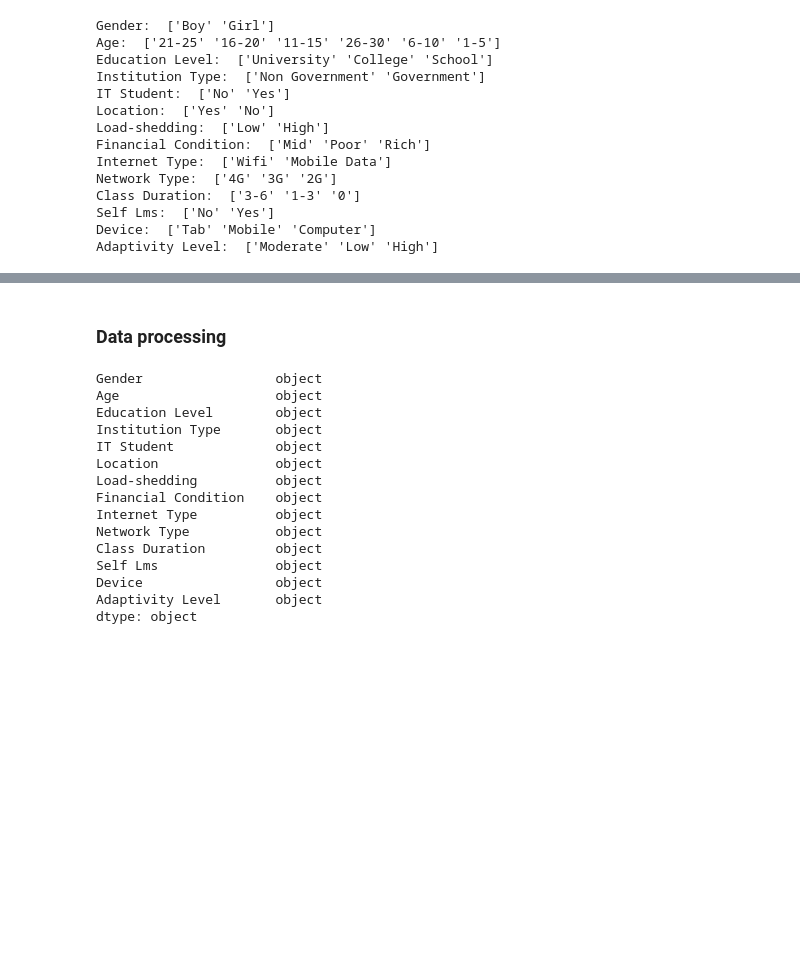
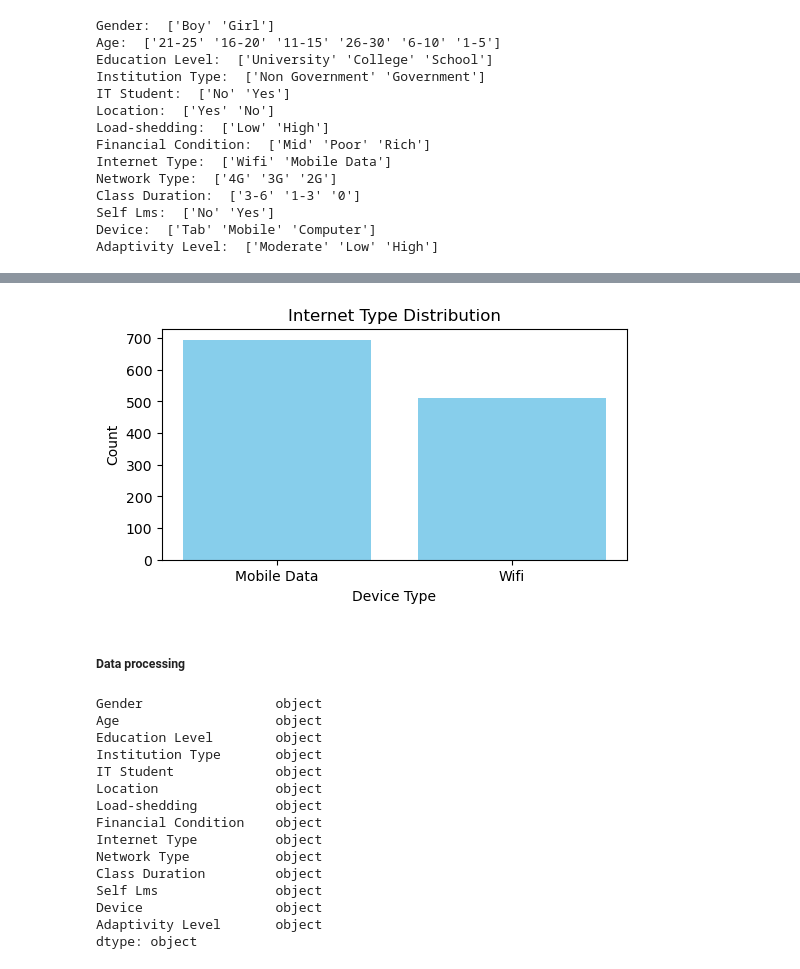
Before and after one commit to OchiengBilly/Determine-Students-Adaptability-using-CatBoost-Classifier, a Jupyter notebook: code.ipynb, the cells around one changed output, grey strips where cells are left out. Cells and saved outputs as stored; diff of their text form; code cells hidden in the pictures; blank space fills up the shorter version.

```diff
--- a/code.ipynb
+++ b/code.ipynb
@@ -152,4 +156,15 @@ plt.show()
 # %%
-# Visualize the type of connection the students have access to
-fig = px.histogram(df, x='Internet Type', title="Internet Type Distribution")
-fig.show()
+# Visualize the type of Internet Connection the students have access to:
+
+# Count the occurrences of each device type
+device_counts = df['Internet Type'].value_counts()
+
+# Create the histogram
+plt.figure(figsize=(6, 3))
+plt.bar(device_counts.index, device_counts.values, color='skyblue')
+plt.title("Internet Type Distribution")
+plt.xlabel("Device Type")
+plt.ylabel("Count")
+plt.show()
+# %% [output]
+[figure, added]
@@ -160,5 +171,5 @@ fig.show()
 # %% [markdown]
-### Data processing
+##### Data processing
 # %%
 # Types of data present in the dataframe
 df = pd.read_csv('students_adaptability_data.csv')
```
Also changed, not shown: parts of 43 cells of this notebook, 5 other files.
